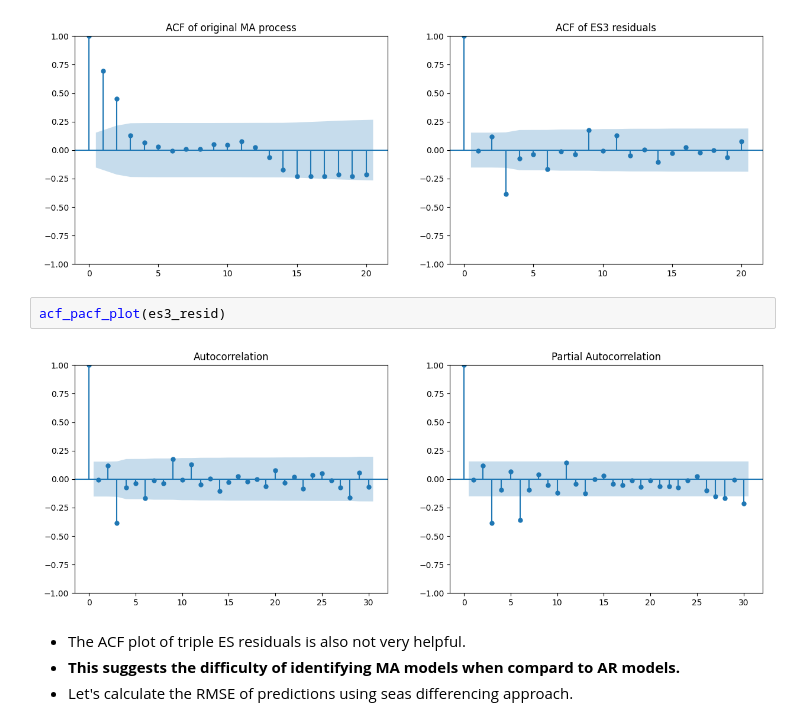
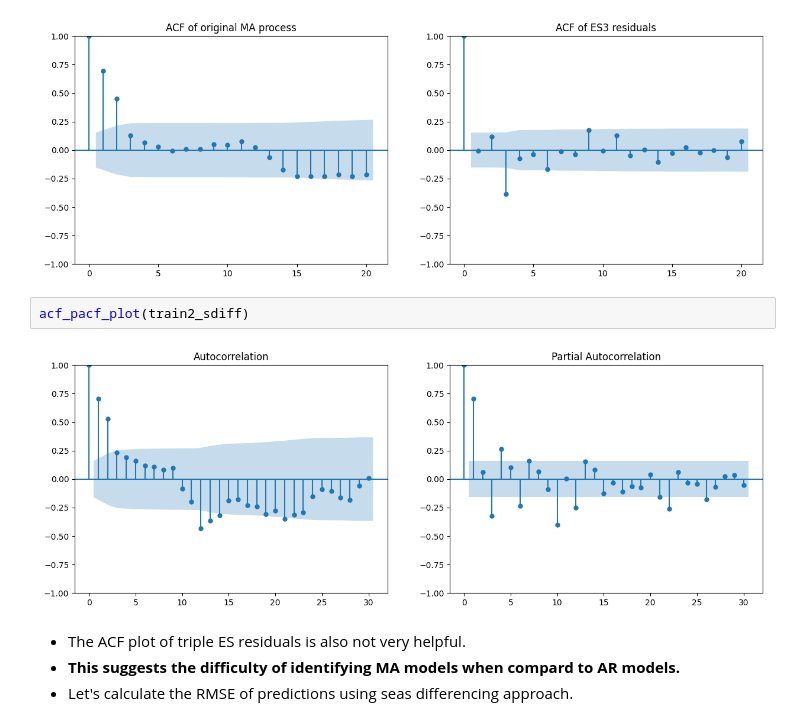
Before and after one commit to nsydn/ise043_tsaf, a Jupyter notebook: ise043_tsaf_2526f_4_ar_ma.ipynb, the cells around one changed output. Saved outputs shown, nothing was run; the diff lists cells and outputs as text.

```diff
--- a/ise043_tsaf_2526f_4_ar_ma.ipynb
+++ b/ise043_tsaf_2526f_4_ar_ma.ipynb
@@ -664,9 +664,9 @@ plot_acf(es3_resid, lags=20, alpha=0.05, ax=axs[1], title="ACF of ES3 residuals"
 # %% [output]
 [figure]
 # %%
-acf_pacf_plot(es3_resid)
+acf_pacf_plot(train2_sdiff)
 # %% [output]
-[figure, old version]
+[figure, new version]
 # %% [markdown]
 - The ACF plot of triple ES residuals is also not very helpful.
 - **This suggests the difficulty of identifying MA models when compard to AR models.**
```
Also changed, not shown: parts of 3 cells of this notebook.
